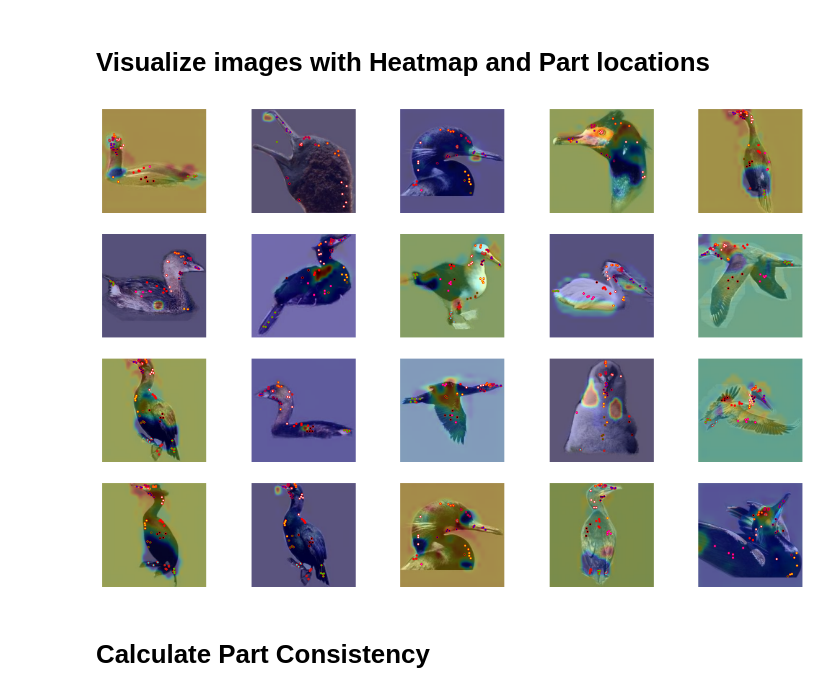
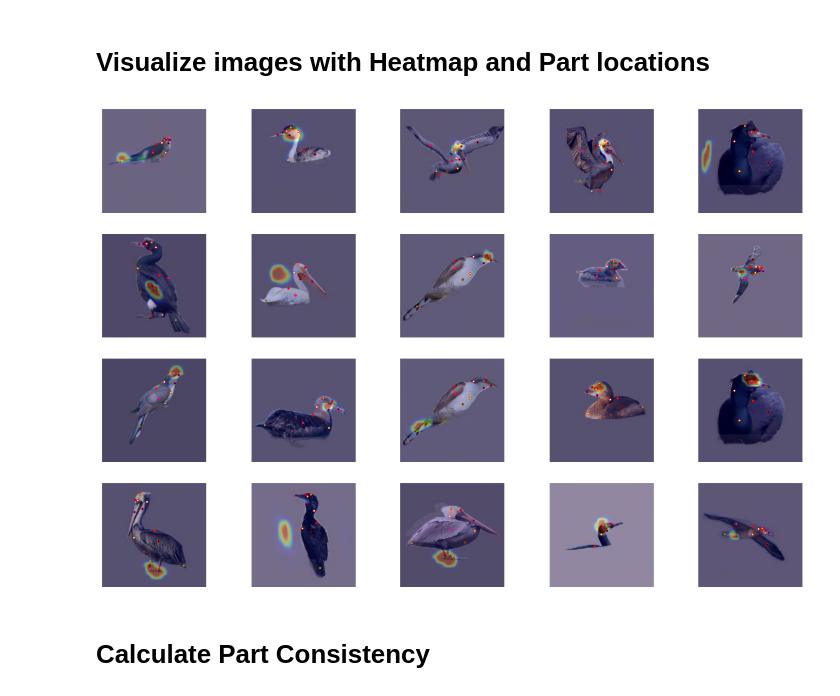
Before and after one commit to harishB97/PIPNet, a Jupyter notebook: part_consistency.ipynb, the cells around one changed output. Drawn from its saved outputs; the diff is of its cells as text; code cells hidden in the pictures.

Commit message:
updates to part consistency

```diff
--- a/part_consistency.ipynb
+++ b/part_consistency.ipynb
@@ -132,10 +134,19 @@ import pandas as pd
 # run_path = "/home/harishbabu/projects/PIPNet/runs/103-091-wProtoPool20PerNode_CUB-18-imgnet_with-equalize-aug_cnext26_BGM=4|1.0|50_img=224_nprotos=20_unit-sphere-protopool_no-meanpool_with-softmax-tau=0.2_no-addon-bias_AW=3-TW=2-MMW=2-UW=3-CW=2_batch=48"
 
 # 098 091 without AL + UNI
-run_path = '/home/harishbabu/projects/PIPNet/runs/098-091-woALUNI_finetune=0_CUB-18-imgnet_with-equalize-aug_cnext26_BGM=4|1.0|50_img=224_nprotos=4per-leaf-desc_unit-sphere_no-meanpool_with-softmax-tau=0.2_no-addon-bias_AW=3-TW=2-MMW=2-UW=3-CW=2_mm-loss_batch=48'
+# run_path = '/home/harishbabu/projects/PIPNet/runs/098-091-woALUNI_finetune=0_CUB-18-imgnet_with-equalize-aug_cnext26_BGM=4|1.0|50_img=224_nprotos=4per-leaf-desc_unit-sphere_no-meanpool_with-softmax-tau=0.2_no-addon-bias_AW=3-TW=2-MMW=2-UW=3-CW=2_mm-loss_batch=48'
 
 # 0103 091 with 20 per node
 # run_path = "/home/harishbabu/projects/PIPNet/runs/107-baseline_LOU_CUB-18-imgnet_with-equalize-aug_cnext26_img=224_nprotos=20_no-KO_no-OOD"
+
+# 109 flat structure 18 species - HPIPNet
+# run_path = '/home/harishbabu/projects/PIPNet/runs/109-FlatStructure180protos_CUB-18-imgnet-bg_with-equalize-aug_cnext26_BGM=4|1.0|50_img=224_nprotos=180_unit-sphere-protopool_no-meanpool_with-softmax-tau=0.2_no-addon-bias_AW=3-TW=2-MMW=2-UW=3-CW=2_batch=48'
+
+# 110 flat structure 18 species - HPIPNet no AL+UNI
+run_path = '/home/harishbabu/projects/PIPNet/runs/110-FlatStructure180protosNoALUNI_CUB-18-imgnet-bg_with-equalize-aug_cnext26_BGM=4|1.0|50_img=224_nprotos=180_unit-sphere-protopool_no-meanpool_with-softmax-tau=0.2_no-addon-bias_AW=3-TW=2-MMW=2-UW=3-CW=2_batch=48'
+
+# 111 flat structure 18 species - Naive-HPIPNet
+# run_path = '/home/harishbabu/projects/PIPNet/runs/111-NaiveHPIPNetFlatStructure180-baseline_CUB-18-imgnet_with-equalize-aug_cnext26_img=224_nprotos=180_no-KO_no-OOD'
 
 # try:
 #     sys.path.remove('/home/harishbabu/projects/PIPNet')
@@ -178,10 +189,14 @@ dataset_path = '/projects/ml4science/harishbabu/data/CUB_200_2011/'  # Replace w
 images_file = os.path.join(dataset_path, 'images.txt')
 npy_path = os.path.join(run_path, 'activation_as_npy')
 
-PART_LOC_METHOD = "MAX_OF_PART_CLICK_LOCS"
+PART_LOC_METHOD = "SINGLE_PART_LOC"
 FILE_TYPE_FOR_PATH_LOC = {'SINGLE_PART_LOC': 'PART_LOC',
-                          'MAX_OF_PART_CLICK_LOCS': 'PART_CLICK_LOCS'}
+                          'MAX_OF_PART_CLICK_LOCS': 'PART_CLICK_LOCS',
+                          'GAUSSIAN_MEAN': 'PART_LOC',
+                          'MAX_IN_WINDOW': 'PART_LOC',
+                          'MEAN_IN_WINDOW': 'PART_LOC'}
 # options SINGLE_PART_LOC, MAX_OF_PART_CLICK_LOCS
+ACTIVATION_TYPE = 'COSINE' # options COSINE, SOFTMAX
 # %% [markdown]
 # Get one sample image path
 # %%
@@ -471,32 +597,33 @@ def add_heatmap(latent_activation, input_image):
 #     pdb.set_trace()
     result_image = Image.blend(image_b_pillow, image_a_heatmap_pillow, alpha=0.3)
 
     return result_image
 
 # Function to display images in a Jupyter notebook
 def display_images(images):
     plt.figure(figsize=(15, 10))
     for i, img in enumerate(images, 1):
         plt.subplot(4, 5, i)
         plt.imshow(img)
         plt.axis('off')
     plt.show()
 
 # Randomly sample 10 images
-sampled_images = random.sample((df[df['max_part_activation'] < 0.1][['img_filename', 'img_path', 'activation']].values).tolist(), 20)
+# sampled_images = random.sample((df[df['max_part_activation'] < 0.1][['img_filename', 'img_path', 'activation']].values).tolist(), 20)
+sampled_images = random.sample((df[['img_filename', 'img_path', 'activation']].values).tolist(), 20)
 
 # Draw parts or heatmap on the images
 sampled_images_with_parts = []
 for img_filename, img_path, activation in sampled_images:
 #     image_path = os.path.join(img_path)
     img_index = img_filename_to_index[img_filename]
     image = Image.open(img_path)
 #     pdb.set_trace()
     image = add_heatmap(activation, image)
     image = draw_parts(image, image_part_locs[img_index])
     sampled_images_with_parts.append(image)
 
 # Display the images with parts
 display_images(sampled_images_with_parts)
 # %% [output]
-[figure, old version]
+[figure, new version]
```
Also changed, not shown: parts of 10 cells of this notebook, 1 other file.
